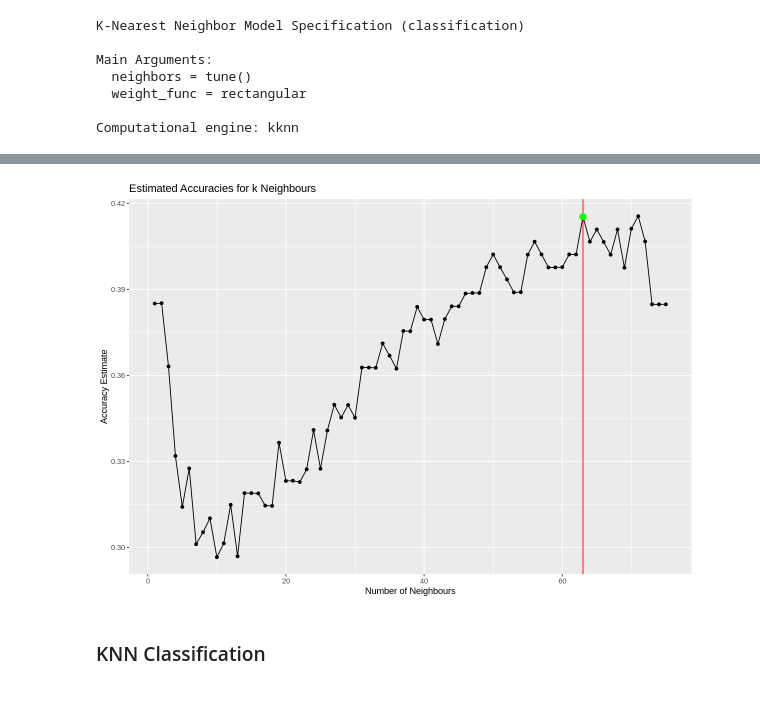
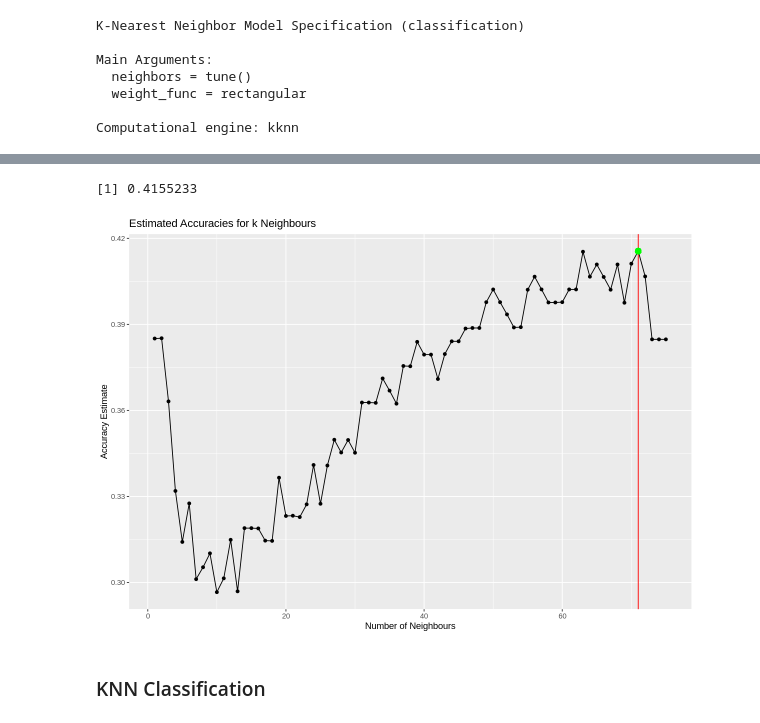
Before and after one commit to drkchu/chest-pain-classification, a Jupyter notebook: heart_disease.ipynb, the cells around one changed output, grey strips where cells are left out. Cells and saved outputs as stored; diff of their text form; code cells hidden in the pictures.

```diff
--- a/heart_disease.ipynb
+++ b/heart_disease.ipynb
@@ -290,6 +291,7 @@ hd_results <- workflow() |>
     filter(.metric == "accuracy")
 
 best_estimated_accuracy <- hd_results |>
-    filter(neighbors == 63) |>
-    select(mean) |>
-    pull()
+    select(neighbors,.metric,mean)|>
+    arrange(desc(mean))|>
+    head(5)
+best_estimated_accuracy
@@ -307,24 +307,32 @@ A tibble: 5 × 7
+# %%
+Best_k<- best_estimated_accuracy|>
+    select(neighbors:mean)|>
+    summarise(max(mean))|>
+    pull()
+Best_k
+# %% [output]
+[1] 0.4155233
 # %%
 # plot out and look at which value of k is the best
 
 # cross_val_plot <- hd_results |> # commented this out for now
 #     ggplot(aes(x = neighbors, y = mean)) +
 #     geom_point() +
 #     geom_line() +
 #     labs(x = "K value", y = "Accuracy Estimate", title = "Estimated Accuracies for k Neighbours") +
 #     scale_x_continuous(limits = c(1, 50)) +
 #     theme(text = element_text(size = 14))
 
 cross_val_plot <- hd_results |>
     ggplot(aes(x = neighbors, y = mean)) +
     geom_point() +
     geom_line() +
-    geom_vline(xintercept = 63, colour = "red") +
-    geom_point(aes(x = 63, y = best_estimated_accuracy), size = 3, colour = "green") +
+    geom_vline(xintercept = 71, colour = "red") +
+    geom_point(aes(x = 71, y = Best_k), size = 3, colour = "green") +
     labs(x = "Number of Neighbours", y = "Accuracy Estimate", title = "Estimated Accuracies for k Neighbours")
 cross_val_plot
 # %% [output]
-[figure, old version]
+[figure, new version]
 # %% [markdown]
 ### KNN Classification
 # %%
```
Also changed, not shown: parts of 7 cells of this notebook.
